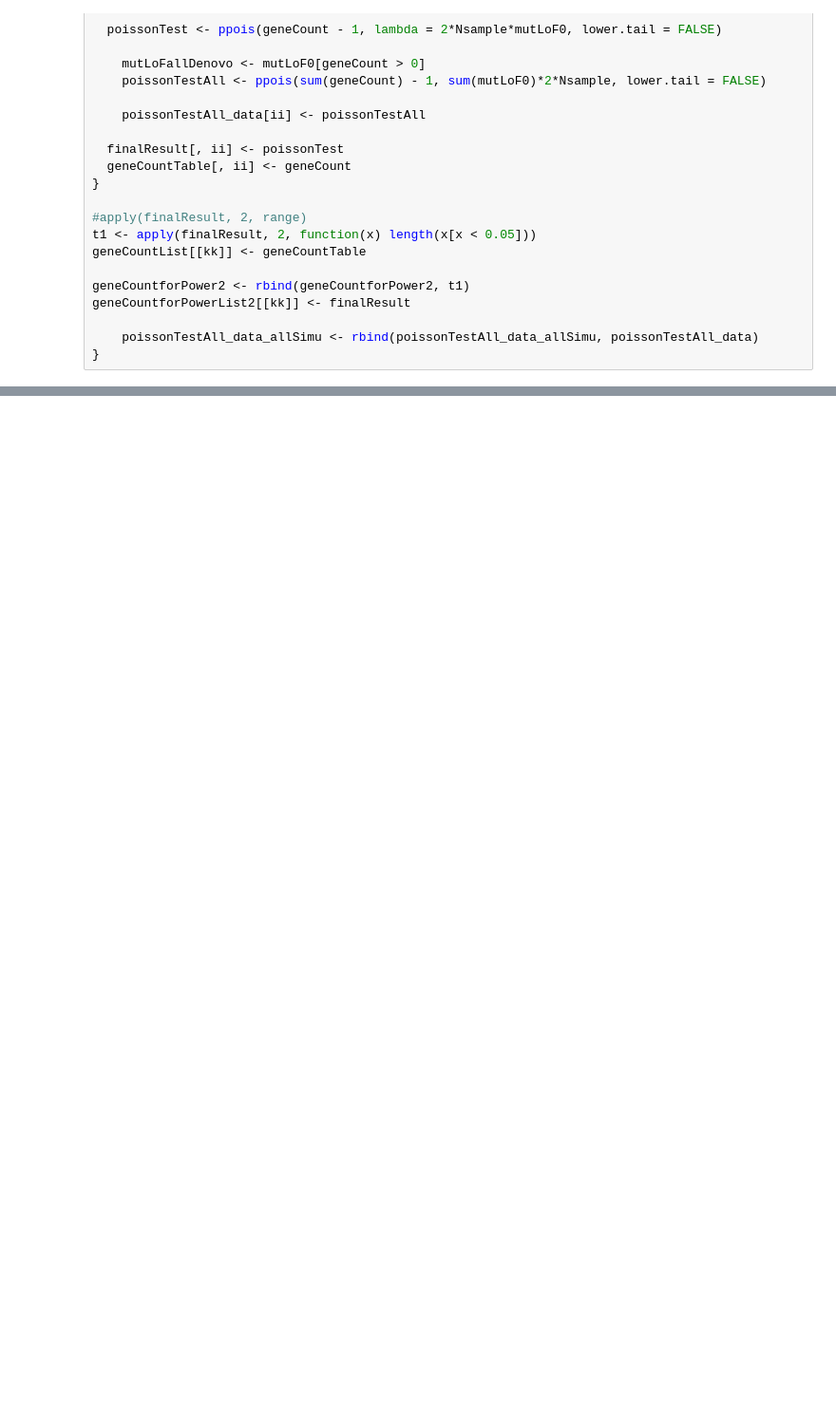
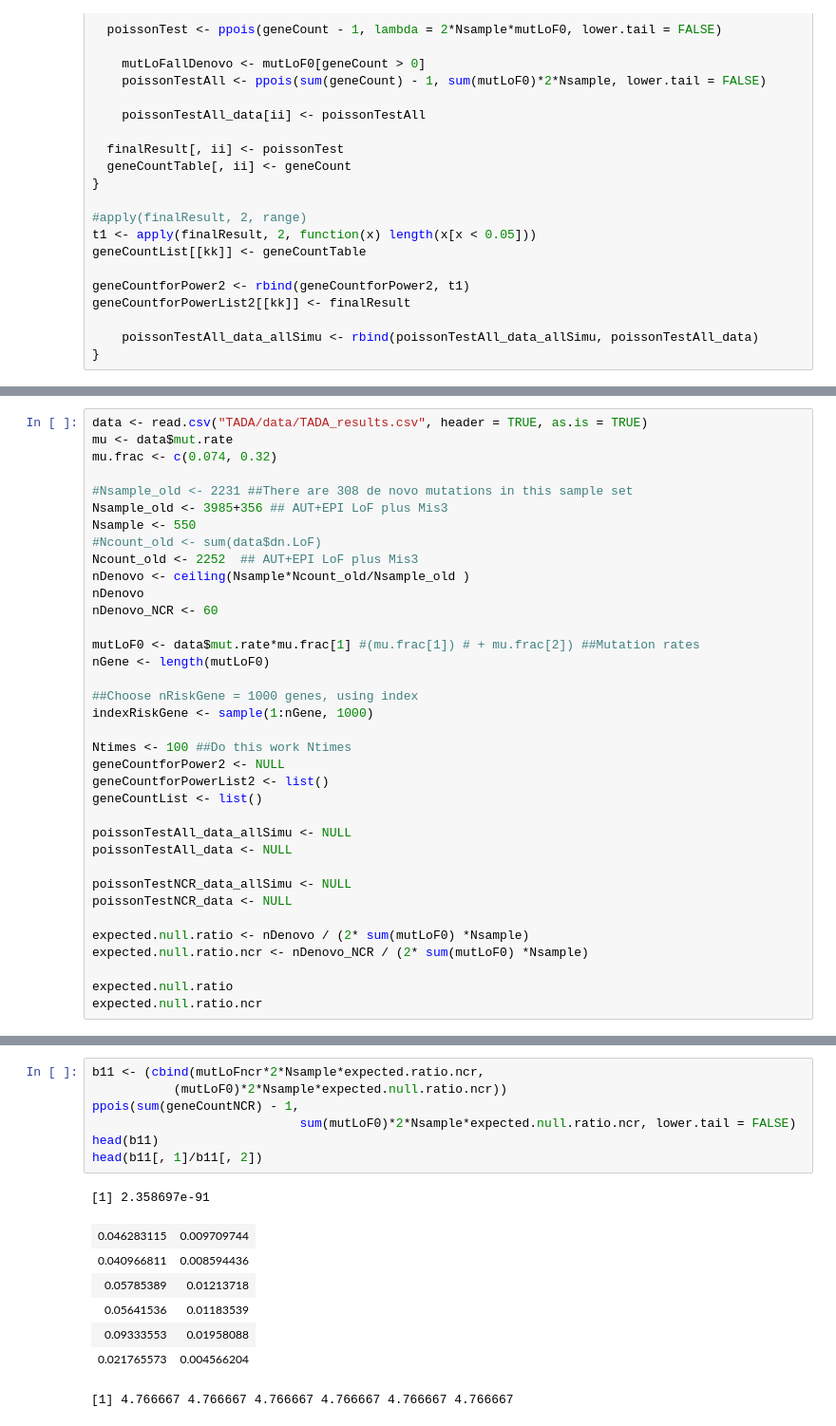
Before and after one commit to hoangtn/extTADA, a Jupyter notebook: test_count_genes_using_only_poisson_test.ipynb, the cells around one changed output, grey strips where cells are left out. Shown at 95% size. Drawn from its saved outputs; the diff is of its cells as text; blank space fills up the shorter version.

```diff
--- a/test_count_genes_using_only_poisson_test.ipynb
+++ b/test_count_genes_using_only_poisson_test.ipynb
@@ -495,0 +498,36 @@ apply(poissonTestAll_data_allSimu, 2, median)
+# %%
+data <- read.csv("TADA/data/TADA_results.csv", header = TRUE, as.is = TRUE)
+mu <- data$mut.rate
+mu.frac <- c(0.074, 0.32)
+
+#Nsample_old <- 2231 ##There are 308 de novo mutations in this sample set
+Nsample_old <- 3985+356 ## AUT+EPI LoF plus Mis3
+Nsample <- 550
+#Ncount_old <- sum(data$dn.LoF)
+Ncount_old <- 2252  ## AUT+EPI LoF plus Mis3
+nDenovo <- ceiling(Nsample*Ncount_old/Nsample_old )
+nDenovo
+nDenovo_NCR <- 60
+
+mutLoF0 <- data$mut.rate*mu.frac[1] #(mu.frac[1]) # + mu.frac[2]) ##Mutation rates
+nGene <- length(mutLoF0)
+
+##Choose nRiskGene = 1000 genes, using index
+indexRiskGene <- sample(1:nGene, 1000)
+
+Ntimes <- 100 ##Do this work Ntimes
+geneCountforPower2 <- NULL
+geneCountforPowerList2 <- list()
+geneCountList <- list()
+
+poissonTestAll_data_allSimu <- NULL
+poissonTestAll_data <- NULL
+
+poissonTestNCR_data_allSimu <- NULL
+poissonTestNCR_data <- NULL
+
+expected.null.ratio <- nDenovo / (2* sum(mutLoF0) *Nsample)
+expected.null.ratio.ncr <- nDenovo_NCR / (2* sum(mutLoF0) *Nsample)
+
+expected.null.ratio
+expected.null.ratio.ncr
@@ -495,0 +601,16 @@ apply(poissonTestAll_data_allSimu, 2, median)
+# %%
+b11 <- (cbind(mutLoFncr*2*Nsample*expected.ratio.ncr,
+           (mutLoF0)*2*Nsample*expected.null.ratio.ncr))
+ppois(sum(geneCountNCR) - 1,
+                            sum(mutLoF0)*2*Nsample*expected.null.ratio.ncr, lower.tail = FALSE)
+head(b11)
+head(b11[, 1]/b11[, 2])
+# %% [output]
+[1] 2.358697e-91
+| 0.046283115 | 0.009709744 |
+| 0.040966811 | 0.008594436 |
+| 0.05785389 | 0.01213718 |
+| 0.05641536 | 0.01183539 |
+| 0.09333553 | 0.01958088 |
+| 0.021765573 | 0.004566204 |
+[1] 4.766667 4.766667 4.766667 4.766667 4.766667 4.766667
```
Also changed, not shown: parts of 22 cells of this notebook.
